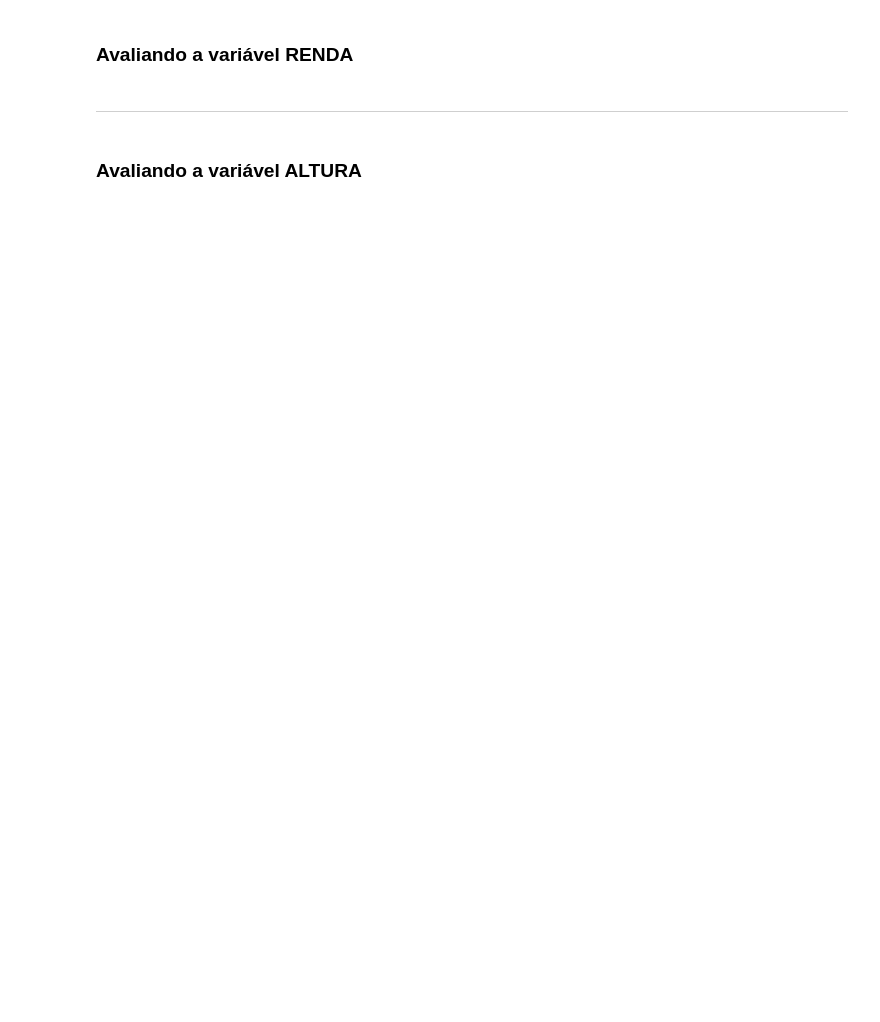
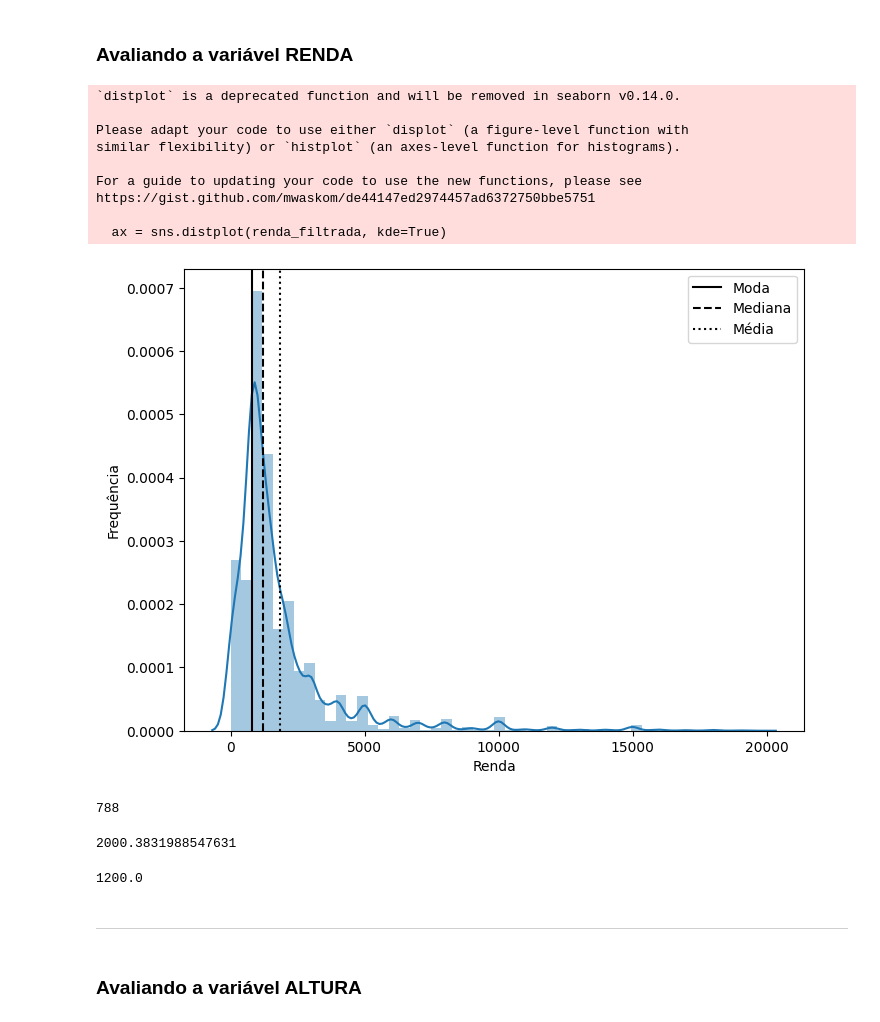
Before and after one commit to BrenoOsvaldoFunicheli/stats, a Jupyter notebook: Curso_de_Estatística_Parte_1.ipynb, the cells around one changed output. Saved outputs shown, nothing was run; the diff lists cells and outputs as text; code cells hidden in the pictures; blank space fills up the shorter version.

```diff
--- a/Curso_de_Estatística_Parte_1.ipynb
+++ b/Curso_de_Estatística_Parte_1.ipynb
@@ -533,6 +663,59 @@ Pode-se definir a moda como sendo o valor mais frequente de um conjunto de dados
 <img src='https://caelum-online-public.s3.amazonaws.com/1177-estatistica-parte1/01/img004.png' width='80%'>
 # %% [markdown]
 ### Avaliando a variável RENDA
+# %%
+import pandas as pd
+import seaborn as sns
+import matplotlib.pyplot as plt
+
+# Suponha que df seja seu DataFrame e contenha a coluna 'Renda'
+# Exemplo fictício (caso você queira testar com dados gerados):
+# df = pd.DataFrame({'Renda': np.random.gamma(2, 3000, 1000)})
+
+# Filtrando os dados
+renda_filtrada = df.query('Renda < 20000')['Renda']
+
+# Calculando as medidas
+moda = renda_filtrada.mode()[0]
+mediana = renda_filtrada.median()
+media = renda_filtrada.mean()
+
+# Criando o gráfico
+ax = sns.distplot(renda_filtrada, kde=True)
+ax.figure.set_size_inches(8, 6)
+
+# Adicionando linhas verticais
+plt.axvline(moda, color='black', linestyle='-', label='Moda')
+plt.axvline(mediana, color='black', linestyle='--', label='Mediana')
+plt.axvline(media, color='black', linestyle=':', label='Média')
+
+plt.legend()
+plt.xlabel("Renda")
+plt.ylabel("Frequência")
+plt.show()
+# %% [output]
+`distplot` is a deprecated function and will be removed in seaborn v0.14.0.
+
+Please adapt your code to use either `displot` (a figure-level function with
+similar flexibility) or `histplot` (an axes-level function for histograms).
+
+For a guide to updating your code to use the new functions, please see
+https://gist.github.com/mwaskom/de44147ed2974457ad6372750bbe5751
+
+  ax = sns.distplot(renda_filtrada, kde=True)
+[figure, added]
+# %%
+df.Renda.mode()[0]
+# %% [output]
+788
+# %%
+df.Renda.mean()
+# %% [output]
+2000.3831988547631
+# %%
+df.Renda.median()
+# %% [output]
+1200.0
 # %% [markdown]
 ***
 # %% [markdown]
```
Also changed, not shown: parts of 44 cells of this notebook.
